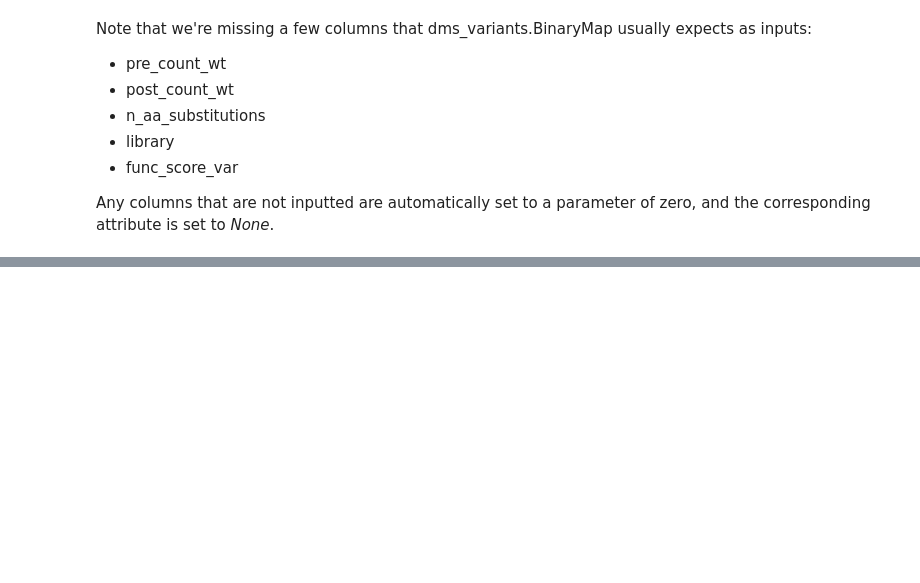
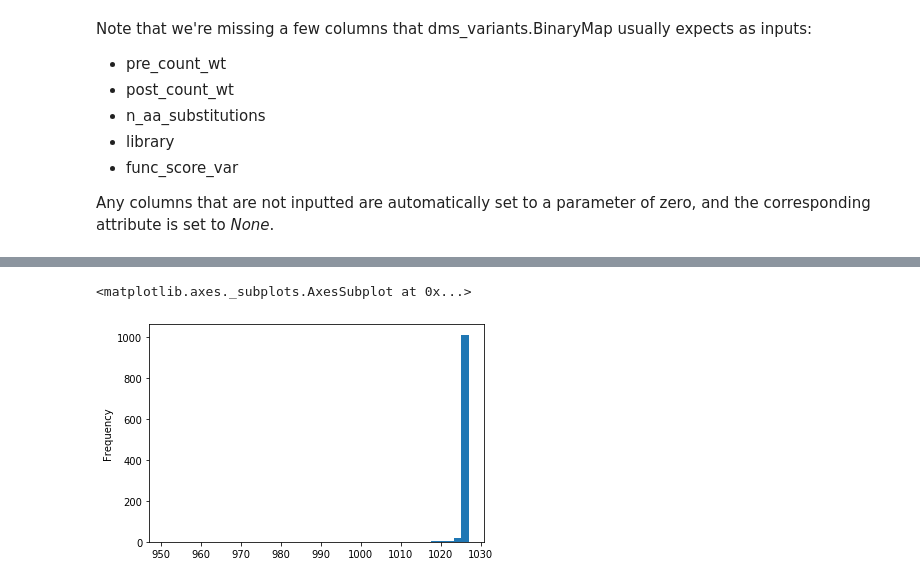
Before and after one commit to matsengrp/gb1, a Jupyter notebook: notebooks/raw_data_to_binary.ipynb, the cells around one changed output, grey strips where cells are left out. Saved outputs shown, nothing was run; the diff lists cells and outputs as text; code cells hidden in the pictures; blank space fills up the shorter version.

Commit message:
test transpose function

```diff
--- a/notebooks/raw_data_to_binary.ipynb
+++ b/notebooks/raw_data_to_binary.ipynb
@@ -202,0 +204,4 @@ transpose_of_aa_substitutions(pa)
+# %%
+fitness_m2_short = fitness_m2.drop(fitness_m2.columns[3:5], axis=1)
+fitness_comb = pd.concat([fitness_m2_short, fitness_m1], axis=0)
+fitness_comb.head()
@@ -202,0 +225,6 @@ transpose_of_aa_substitutions(pa)
+# %%
+aa_transpose = transpose_of_aa_substitutions(fitness_comb)
+pd.Series([len(v) for v in aa_transpose.values()]).plot.hist(bins=40)
+# %% [output]
+<matplotlib.axes._subplots.AxesSubplot at 0x...>
+[figure, added]
```
Also changed, not shown: parts of 5 cells of this notebook.
